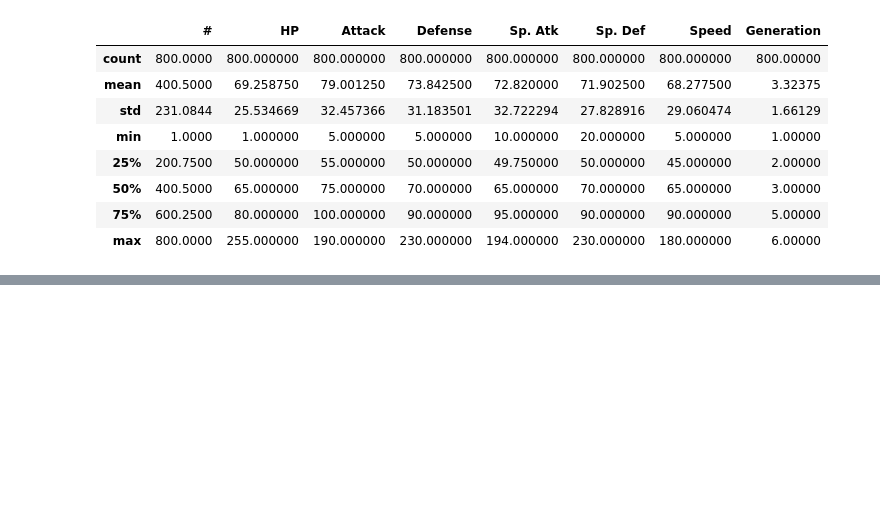
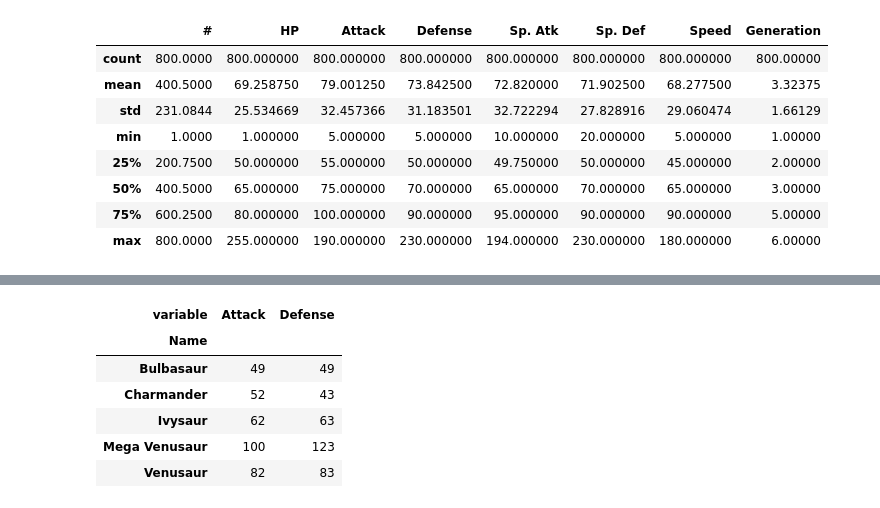
Before and after one commit to innovator-arjun/DataScience-Learning, a Jupyter notebook: Pokemon - Prediction/pokemon combat prediction.ipynb, the cells around one changed output, grey strips where cells are left out. Saved outputs shown, nothing was run; the diff lists cells and outputs as text; code cells hidden in the pictures; blank space fills up the shorter version.

```diff
--- a/Pokemon - Prediction/pokemon combat prediction.ipynb
+++ b/Pokemon - Prediction/pokemon combat prediction.ipynb
@@ -441,0 +482,10 @@ pokemon_data.describe()
+# %%
+melted.pivot(index='Name',columns='variable',values='value')
+# %% [output]
+| variable | Attack | Defense |
+| Name |  |  |
+| Bulbasaur | 49 | 49 |
+| Charmander | 52 | 43 |
+| Ivysaur | 62 | 63 |
+| Mega Venusaur | 100 | 123 |
+| Venusaur | 82 | 83 |
```
Also changed, not shown: parts of 5 cells of this notebook.
